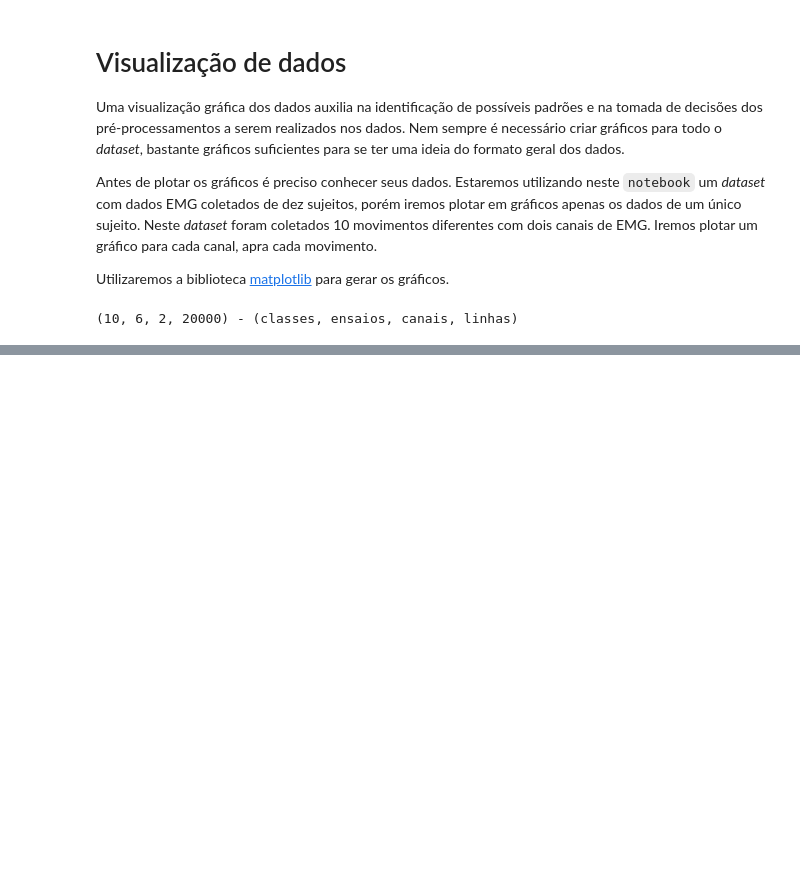
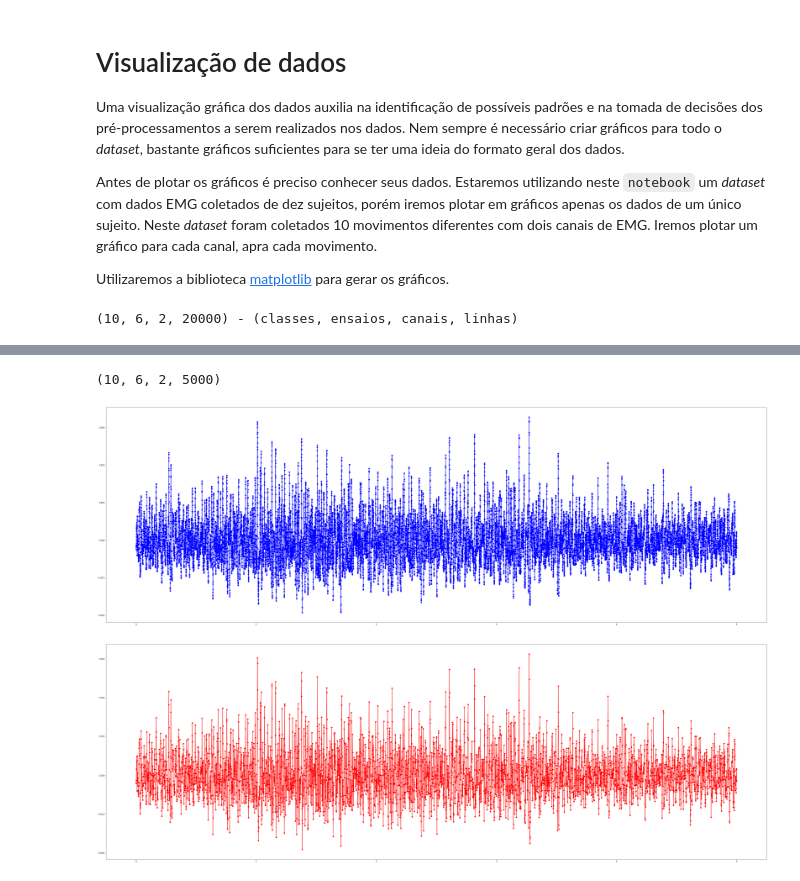
Before and after one commit to lucasgabrielsilva/RP36O, a Jupyter notebook: EMG/tutoriais/02-Visualization.ipynb, the cells around one changed output, grey strips where cells are left out. Saved outputs shown, nothing was run; the diff lists cells and outputs as text; code cells hidden in the pictures; blank space fills up the shorter version.

```diff
--- a/EMG/tutoriais/02-Visualization.ipynb
+++ b/EMG/tutoriais/02-Visualization.ipynb
@@ -50,0 +63,26 @@ for mov in range(10):
+# %%
+from scipy import signal
+
+# ordem do downsample
+do = 4
+npts = 20000
+rnpts = int(npts / do)
+
+# resample
+rdata = signal.resample(data, rnpts, axis=-1)
+print(rdata.shape)
+
+rcParams['figure.figsize'] = [60., 20.]
+
+y = data[0,0,0,:]
+x = np.linspace(0, 5, npts)
+yre = rdata[0,0,0,:]
+xre = np.linspace(0, 5, int(rnpts))
+plt.plot(x, y, 'ob-')
+plt.show()
+plt.plot(xre, yre, 'or-')
+plt.show()
+# %% [output]
+(10, 6, 2, 5000)
+[figure, added]
+[figure, added]
```
Also changed, not shown: parts of 5 cells of this notebook.
